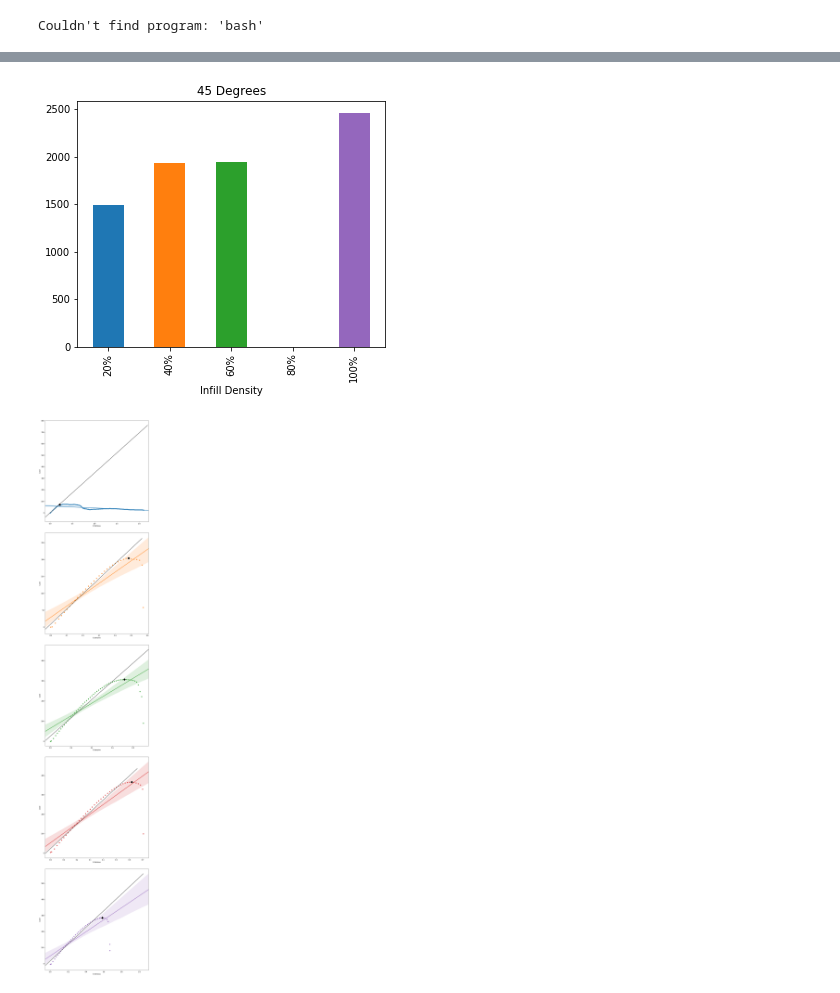
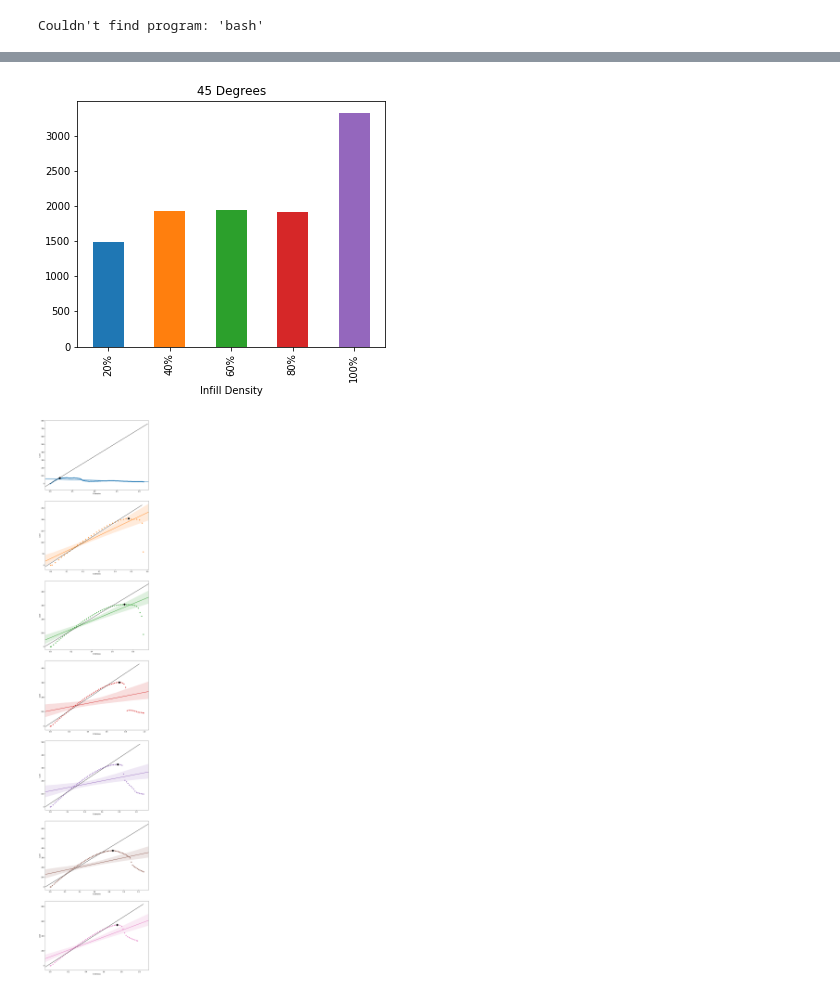
Before and after one commit to EdigaHe/Ondule, a Jupyter notebook: MT-DataAnalysis-JupyterNotebook/BaselinePlots/Baseline Tests Bar Chart.ipynb, the cells around one changed output, grey strips where cells are left out. Cells and saved outputs as stored; diff of their text form; code cells hidden in the pictures.

```diff
--- a/MT-DataAnalysis-JupyterNotebook/BaselinePlots/Baseline Tests Bar Chart.ipynb
+++ b/MT-DataAnalysis-JupyterNotebook/BaselinePlots/Baseline Tests Bar Chart.ipynb
@@ -64,6 +64,15 @@ def parseFiles(listFileName, directoryName, headerLines):
     for filename in fileList:
         dataList.append(pd.read_csv(directoryName + filename, names=["Time", "Extension", "Load", "Tensile Stress", "Axial Strain"], skiprows=headerLines))
     return dataList
+
+def findAvgK(dataList, activePoints, independentVar, dependentVar):
+    avgKValList = []
+    for dataset in dataList:
+        KValList = []
+        for i in np.arange(1, min(activePoints, dataset.shape[0])):
+            KValList.append(dataset.at[i, dependentVar] / dataset.at[i, independentVar])
+        avgKValList.append(np.mean(KValList))
+    return avgKValList
 # %%
 ##### GLOBAL VARIABLES #####
 dataDirectoryList = ["BaselineTests/0_Degree/", "BaselineTests/30_Degree/", "BaselineTests/45_Degree/", "BaselineTests/60_Degree/", "BaselineTests/90_Degree/"] # directory where data is stored
@@ -72,7 +81,8 @@ headerLines = 13
 zeroIndexed = True
 baselineOrigLeng = 54
 wireDiameter = 4
-angleCopiesDF = pd.DataFrame([[2, 2, 2, 2, 1], [2, 2, 2, 1, 1], [1, 1, 1, 0, 2], [2, 1, 1, 2, 3], [2, 0, 2, 1, 2]])
+angleCopiesDF = pd.DataFrame([[2, 2, 2, 2, 1], [2, 2, 2, 1, 2], [1, 1, 1, 3, 1], [2, 2, 1, 2, 2], [2, 1, 2, 1, 2]])
+activePoints = 30
 
 # decide variables (make sure they are COLUMN HEADERS IN THE FOLLOWING DATAFRAME)
 independentVar = "Extension"
@@ -84,6 +94,7 @@ angleVals = [0, 30, 45, 60, 90]
 markers = ["x", "o", "d", "^", "s"]
 
 avgEListTable = []
+avgKValsTable = []
 initGraphIndex = 0
 # %%
 %%cmd # windows machines
@@ -183,6 +209,22 @@ fig2.tight_layout(h_pad=5)
 
 # find the position of the elastic modulus
 EInfoDF = pd.DataFrame(findEPosition(dataList, independentVar, dependentVar)) # put the gathered information into a DataFrame
+
+# find K with first 30 points and average it
+avgKValsList = findAvgK(dataList, activePoints, independentVar, dependentVar)
+avgKList = []
+initDex = 0;
+for i in range(len(angleCopiesDF[testGroup])):
+    averageNum = 0;
+    copyCount = angleCopiesDF.at[testGroup, i]
+    if(copyCount != 0):
+        for j in range(copyCount):
+            averageNum += avgKValsList[j]
+        avgKList.append(averageNum / copyCount)
+    else:
+        avgEList.append(0)
+    initDex += copyCount
+avgKValsTable.append(avgKList)
 
 # plot data and find the linear approximation to the elastic modulus
 regLineInfoDF = pd.DataFrame(findRegLineInfoList(dataList, independentVar, dependentVar)) # put the gathered information into a DataFrame for easy access
@@ -233,40 +275,56 @@ fig2.tight_layout(h_pad=5)
 
 # find the position of the elastic modulus
 EInfoDF = pd.DataFrame(findEPosition(dataList, independentVar, dependentVar)) # put the gathered information into a DataFrame
+
+# find K with first 30 points and average it
+avgKValsList = findAvgK(dataList, activePoints, independentVar, dependentVar)
+avgKList = []
+initDex = 0;
+for i in range(len(angleCopiesDF[testGroup])):
+    averageNum = 0;
+    copyCount = angleCopiesDF.at[testGroup, i]
+    if(copyCount != 0):
+        for j in range(copyCount):
+            averageNum += avgKValsList[j]
+        avgKList.append(averageNum / copyCount)
+    else:
+        avgEList.append(0)
+    initDex += copyCount
+avgKValsTable.append(avgKList)
 
 # plot data and find the linear approximation to the elastic modulus
 regLineInfoDF = pd.DataFrame(findRegLineInfoList(dataList, independentVar, dependentVar)) # put the gathered information into a DataFrame for easy access
 EInfoDF.loc[:, "intercept"] = regLineInfoDF.loc[:, "intercept"] # add "intercept" column to previous DataFrame
 EInfoDF.loc[:, "slope"] = regLineInfoDF.loc[:, "slope"] # add "slope" column to previous DataFrame
 for i in range(len(dataList)):
     plotRegScatter(dataList, independentVar, dependentVar, regLineInfoDF.at[i, "slope"], regLineInfoDF.at[i, "intercept"], axes2[i])
     axes2[i].scatter(x=[EInfoDF.at[i, "maxExt"]], y=[EInfoDF.at[i, "maxLoad"]], marker="D", s=100, c="black")
 
 # find E
 EList = []
 for test in EInfoDF.index:
     EList.append(findYoungs(baselineOrigLeng, EInfoDF.at[test, "slope"], findXSectArea(wireDiameter)))
 EInfoDF.loc[:, "elasticMod"] = EList # add "E" column to previous DataFrame
 
 # average repeated tests and plot
 avgEList = []
 initDex = 0;
 for i in range(len(angleCopiesDF[testGroup])):
     averageNum = 0;
     copyCount = angleCopiesDF.at[testGroup, i]
     if(copyCount != 0):
         for j in range(copyCount):
             averageNum += EInfoDF.at[initDex + j, "elasticMod"]
         avgEList.append(averageNum / copyCount)
     else:
         avgEList.append(0)
     initDex += copyCount
 avgEListSeries = pd.Series(avgEList, index=infills)
 avgEListSeries.plot(title=angles[testGroup], use_index=True, kind="bar", ax=axes1).set_xlabel("Infill Density")
 avgEListTable.append(avgEList)
 # %% [output]
-[figure, old version]
+[figure, new version]
-[figure, old version]
+[figure, new version]
 # %%
 testGroup = 3
 
```
Also changed, not shown: parts of 8 cells of this notebook.
